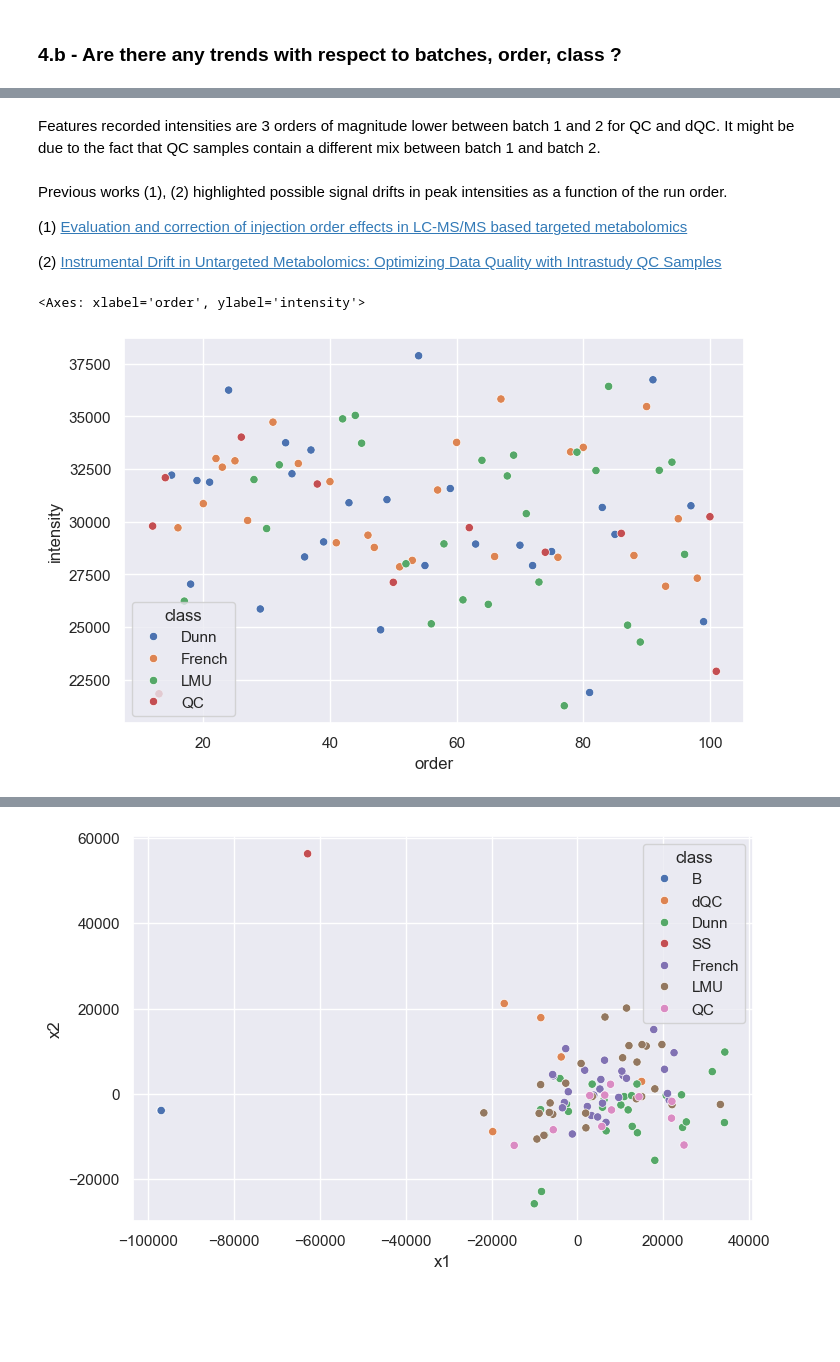
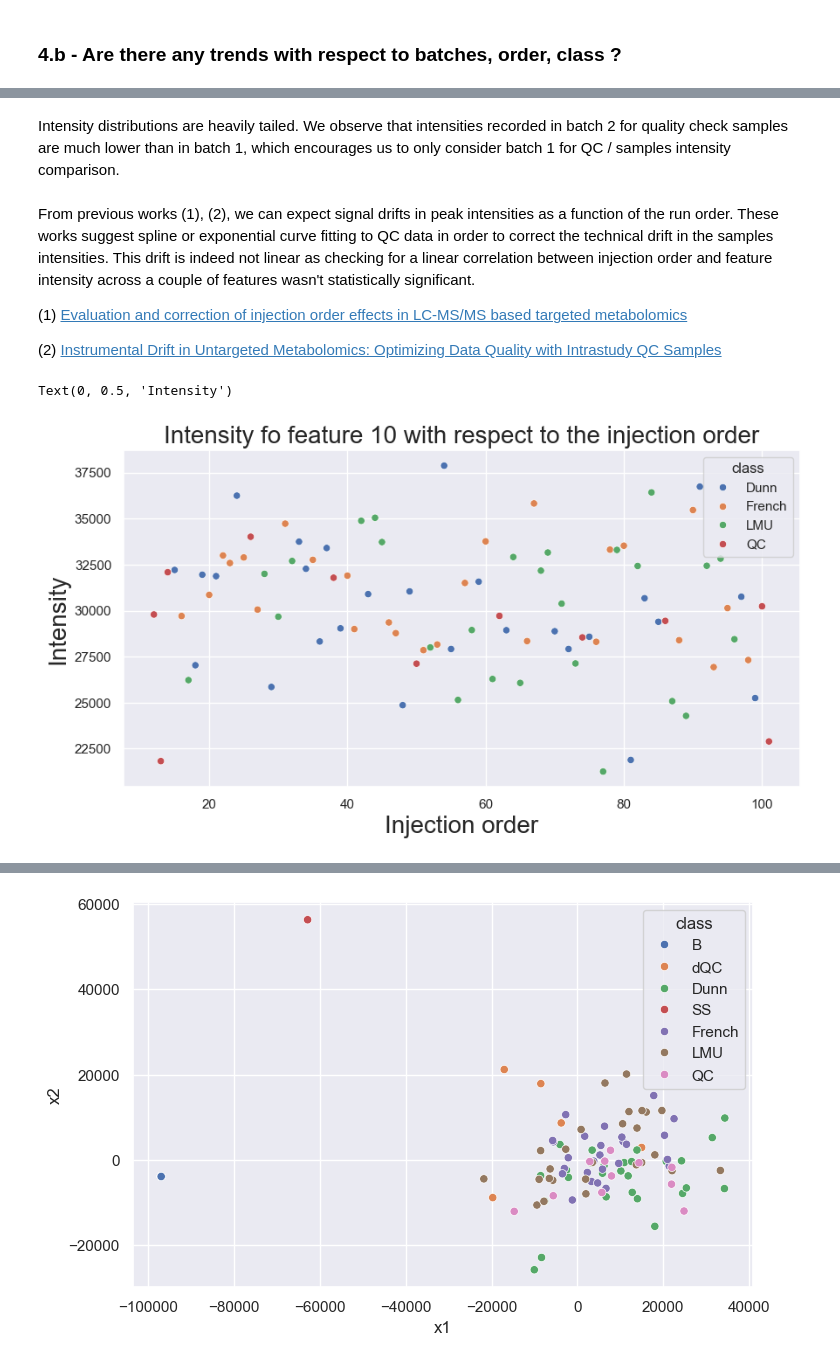
Before and after one commit to PhiCtl/glycan-biomarkers, a Jupyter notebook: src/eda/eda.ipynb, the cells around one changed output, grey strips where cells are left out. Saved outputs shown, nothing was run; the diff lists cells and outputs as text; code cells hidden in the pictures; blank space fills up the shorter version.

```diff
--- a/src/eda/eda.ipynb
+++ b/src/eda/eda.ipynb
@@ -343 +343,11 @@ These are the closest features to the exogenous compounds, in term of mz and rt
 {'GU4': 'FT-005', 'GU5': 'FT-010', 'GU14': 'FT-162', 'GU15': 'FT-169'}
+# %%
+sns.set(rc = {'figure.figsize':(35, 8)})
+fig = sns.scatterplot(data = df_data_melt.loc[df_data_melt['class'] == 'SS'],\
+                   x='feature', y='intensity',hue='batch', palette = 'Set2')
+fig.axes.set_title('Intensities across features for SS samples',fontsize=20)
+fig.set_xlabel("Feature name",fontsize=20)
+fig.set_ylabel("Intensity",fontsize=20)
+fig.set(yscale='log')
+plt.xticks(rotation=90)
+plt.show()
@@ -359,7 +369,7 @@ high_intensity_feats_meta[high_intensity_feats_meta['feature'].isin(closest_feat
 # %% [markdown]
 Features 5, 10, 162 and 169 are closest in terms of euclidean distance to exogenous compounds of interest. These features have been successfully detected with a high intensity for the first SS sample, therefore standards have been successfully detected in the first phase of the experiment.
 # %%
-sns.set(rc = {'figure.figsize':(8, 5)})
+sns.set(rc = {'figure.figsize':(8, 3)})
 df_plot = high_intensity_feats_meta[['feature', 'mz', 'rt']]
 df_plot = pd.concat([df_plot, df_ex_std.rename(columns={'compound_id':'feature', 'Retention_time':'rt'})])
 fig = sns.scatterplot(df_plot, x='mz', y='rt', marker='+')
@@ -452,17 +431,23 @@ sns.boxplot(df_data_melt, x='class', y='Intensity', order=['B', 'SS', 'dQC', 'QC
-# %% [markdown]
-Features recorded intensities are 3 orders of magnitude lower between batch 1 and 2 for QC and dQC. It might be due to the fact that QC samples contain a different mix between batch 1 and batch 2.
+# %% [markdown]
+Intensity distributions are heavily tailed. We observe that intensities recorded in batch 2 for quality check samples are much lower than in batch 1, which encourages us to only consider batch 1 for QC / samples intensity comparison.
 # %% [markdown]
-Previous works (1), (2) highlighted possible signal drifts in peak intensities as a function of the run order.
+From previous works (1), (2), we can expect signal drifts in peak intensities as a function of the run order. These works suggest spline or exponential curve fitting to QC data in order to correct the technical drift in the samples intensities.
+This drift is indeed not linear as checking for a linear correlation between injection order and feature intensity across a couple of features wasn't statistically significant.
 
 (1) [Evaluation and correction of injection order effects in LC-MS/MS based targeted metabolomics](https://www.sciencedirect.com/science/article/pii/S1570023222004184#s0010)
 
 (2) [Instrumental Drift in Untargeted Metabolomics: Optimizing Data Quality with Intrastudy QC Samples](https://pmc.ncbi.nlm.nih.gov/articles/PMC10222478/)
 # %%
 df_plot = df_data_melt[(df_data_melt['feature_number'] == 10) & (df_data_melt['class'].isin(['QC', 'Dunn', 'LMU', 'French'])) & (df_data_melt['batch'])]
-sns.scatterplot(data=df_plot, x='order', y='intensity', hue='class')
+sns.set(rc = {'figure.figsize':(10, 5)})
+fig = sns.scatterplot(data=df_plot, x='order', y='intensity', hue='class')
+fig.axes.set_title('Intensity fo feature 10 with respect to the injection order',fontsize=20)
+fig.set_xlabel("Injection order",fontsize=20)
+fig.set_ylabel("Intensity",fontsize=20)
+#fig.set_yscale('log')
 # %% [output]
-<Axes: xlabel='order', ylabel='intensity'>
+Text(0, 0.5, 'Intensity')
-[figure, old version]
+[figure, new version]
 # %%
 from scipy.interpolate import CubicSpline
 
```
Also changed, not shown: parts of 53 cells of this notebook.
